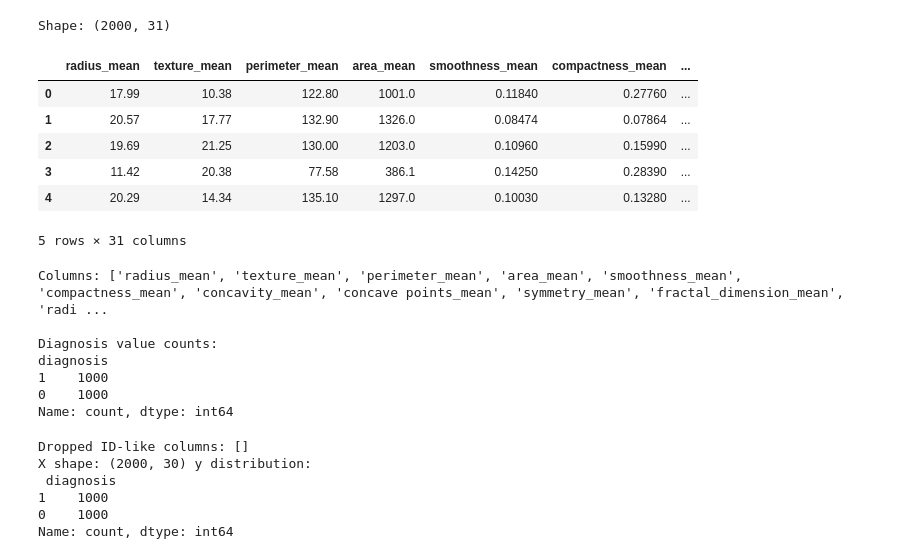
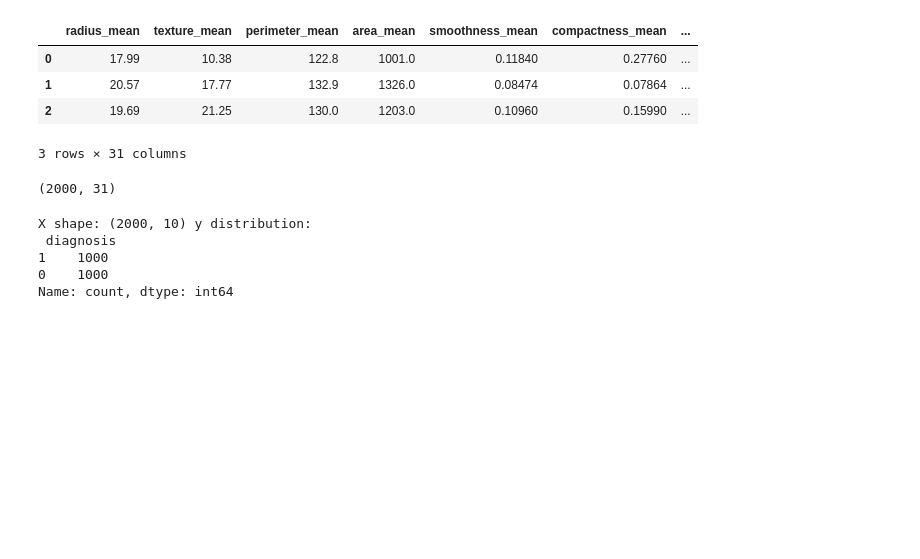
Before and after one commit to riya-developer8972/BreastcencerDetect, a Jupyter notebook: project.ipynb, the cells around one changed output. Saved outputs shown, nothing was run; the diff lists cells and outputs as text; code cells hidden in the pictures; blank space fills up the shorter version.

```diff
--- a/project.ipynb
+++ b/project.ipynb
@@ -57,31 +0,0 @@ def evaluate_model(name, model, X_test, y_test):
-# %%
-# change the path if needed
-csv_path = (r"C:\Users\RIYA BANERJEE\pythonfile\python.py\finalyearproject\breast_cancer_2000.csv")
-df = pd.read_csv(csv_path)
-
-print("Shape:", df.shape)
-display(df.head())
-print("\nColumns:", df.columns.tolist())
-
-# quick target inspection - many breast datasets use 'diagnosis'
-if 'diagnosis' in df.columns:
-    print("\nDiagnosis value counts:")
-    print(df['diagnosis'].value_counts())
-else:
-    print("\nNo 'diagnosis' column found; inspect columns above and change the code accordingly.")
-# %% [output]
-Shape: (2000, 31)
-|  | radius_mean | texture_mean | perimeter_mean | area_mean | smoothness_mean | compactness_mean | ... |
-| 0 | 17.99 | 10.38 | 122.80 | 1001.0 | 0.11840 | 0.27760 | ... |
-| 1 | 20.57 | 17.77 | 132.90 | 1326.0 | 0.08474 | 0.07864 | ... |
-| 2 | 19.69 | 21.25 | 130.00 | 1203.0 | 0.10960 | 0.15990 | ... |
-| 3 | 11.42 | 20.38 | 77.58 | 386.1 | 0.14250 | 0.28390 | ... |
-| 4 | 20.29 | 14.34 | 135.10 | 1297.0 | 0.10030 | 0.13280 | ... |
-5 rows × 31 columns
-Columns: ['radius_mean', 'texture_mean', 'perimeter_mean', 'area_mean', 'smoothness_mean', 'compactness_mean', 'concavity_mean', 'concave points_mean', 'symmetry_mean', 'fractal_dimension_mean', 'radi ...
-
-Diagnosis value counts:
-diagnosis
-1    1000
-0    1000
-Name: count, dtype: int64
@@ -87,0 +6,13 @@ Name: count, dtype: int64
+# %%
+dataset=pd.read_csv(r"C:\Users\RIYA BANERJEE\Desktop\pythonfile\python.py\finalyearproject\breast_cancer_2000.csv")
+dataset.head(3)
+# %% [output]
+|  | radius_mean | texture_mean | perimeter_mean | area_mean | smoothness_mean | compactness_mean | ... |
+| 0 | 17.99 | 10.38 | 122.8 | 1001.0 | 0.11840 | 0.27760 | ... |
+| 1 | 20.57 | 17.77 | 132.9 | 1326.0 | 0.08474 | 0.07864 | ... |
+| 2 | 19.69 | 21.25 | 130.0 | 1203.0 | 0.10960 | 0.15990 | ... |
+3 rows × 31 columns
+# %%
+dataset.shape
+# %% [output]
+(2000, 31)
@@ -88,14 +25,14 @@ Name: count, dtype: int64
 # %%
 # auto-detect or set the target column
-if 'diagnosis' in df.columns:
+if 'diagnosis' in dataset.columns:
     target_col = 'diagnosis'
 else:
     # fallback: pick last column (adjust if needed)
-    target_col = df.columns[-1]
+    target_col = dataset.columns[-1]
     print("Using", target_col, "as target")
 
 # map common labels to 0/1: 1 = malignant/positive, 0 = benign/negative
-y_raw = df[target_col].astype(str).str.strip().str.lower()
+y_raw = dataset[target_col].astype(str).str.strip().str.lower()
 
 # common mappings
 if set(y_raw.unique()) <= set(['m','b']):
@@ -115,13 +52,14 @@ else:
         raise ValueError("Target has >2 classes or unexpected labels. Edit mapping manually.")
 
 # drop ID-like columns (if any) but keep the target
-drop_cols = [c for c in df.columns if re.search(r'id|patient|index', c, re.I) and c != target_col]
-X = df.drop(columns=[target_col] + drop_cols)
-print("Dropped ID-like columns:", drop_cols)
+drop_cols = [c for c in dataset.columns if re.search(r'id|patient|index', c, re.I) and c != target_col]
+# Automatically select first 10 features (excluding target)
+X = dataset.drop(columns=[target_col]).iloc[:, :10]
+y = dataset[target_col]
+
 print("X shape:", X.shape, "y distribution:\n", y.value_counts())
 # %% [output]
-Dropped ID-like columns: []
-X shape: (2000, 30) y distribution:
+X shape: (2000, 10) y distribution:
  diagnosis
 1    1000
 0    1000
```
Also changed, not shown: parts of 19 cells of this notebook, 24 other files.
